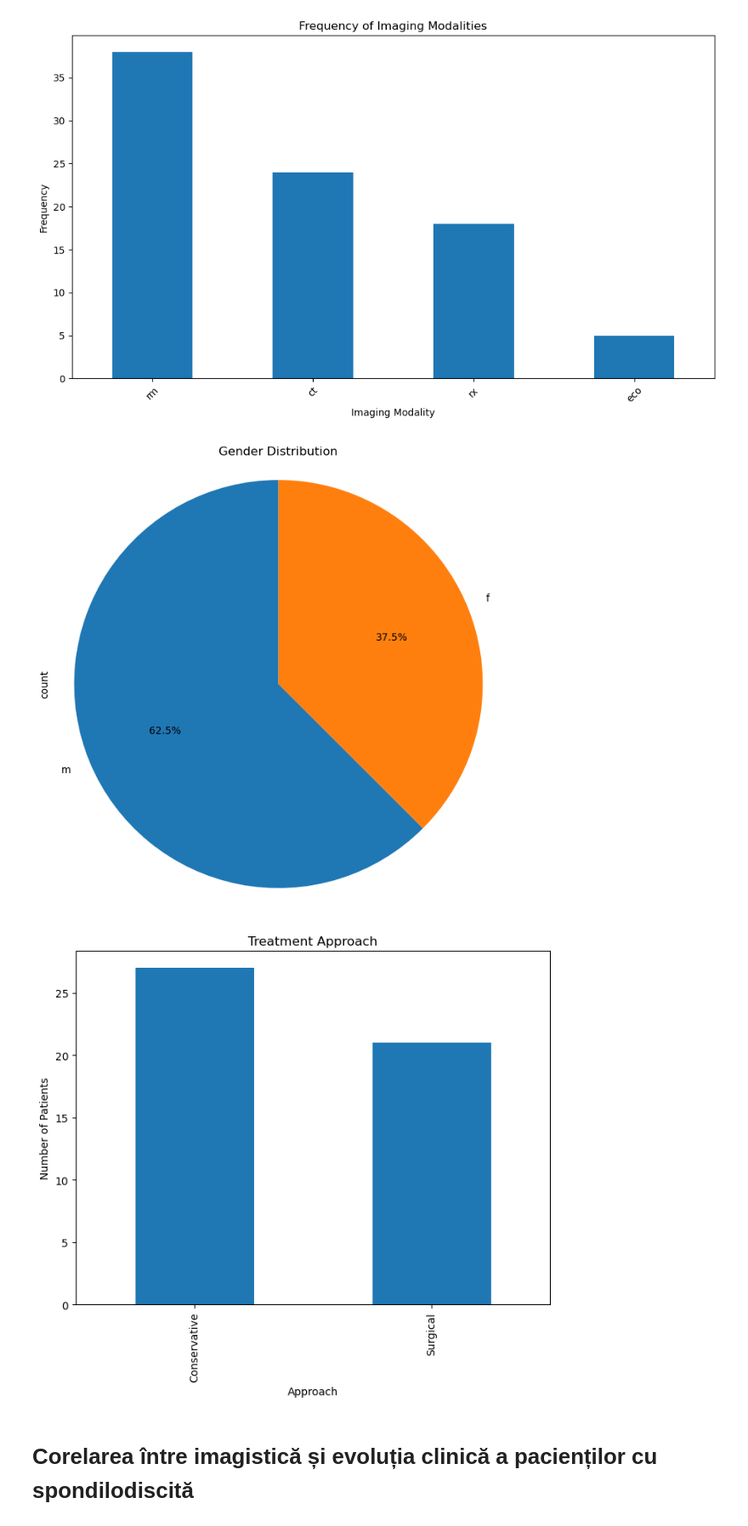
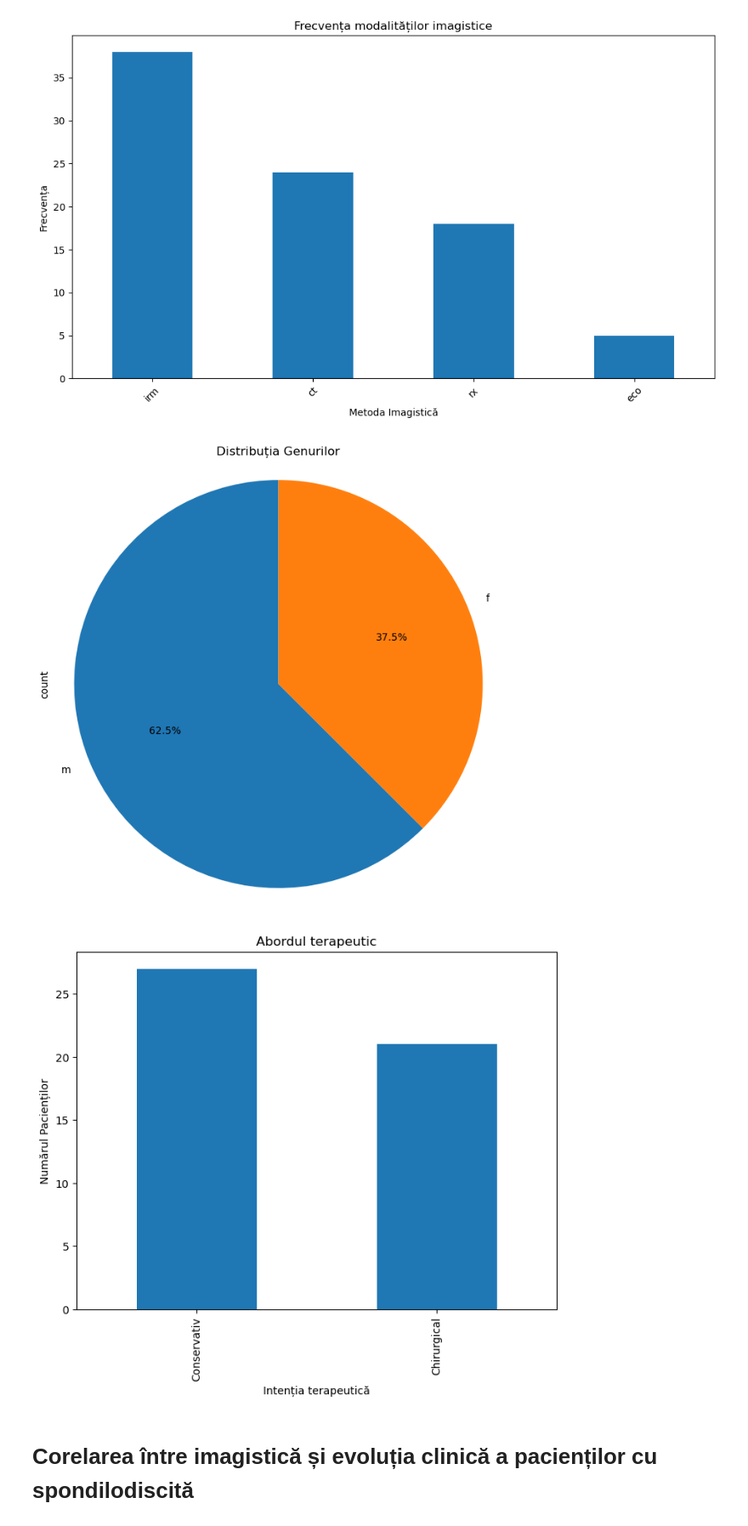
Before and after one commit to Marsalis00123/MD-Dissertation, a Jupyter notebook: Data/Analiza-descriptivă.ipynb, the cells around one changed output. Shown at 85% size. Drawn from its saved outputs; the diff is of its cells as text; code cells hidden in the pictures.

```diff
--- a/Data/Analiza-descriptivă.ipynb
+++ b/Data/Analiza-descriptivă.ipynb
@@ -98,24 +98,24 @@ plt.show()
 # 2. Pie chart for gender distribution
 plt.figure(figsize=(8, 8))
 gender_counts.plot(kind='pie', autopct='%1.1f%%', startangle=90)
-plt.title('Gender Distribution')
+plt.title('Distribuția Genurilor')
 plt.axis('equal')
 plt.savefig('gender_distribution_pie.png')
 plt.show()
 # %% [output]
-[figure, old version]
+[figure, new version]
 # %%
 # 3. Bar chart for treatment approach (surgical vs conservative)
-treatment_approach = df['tratament'].str.contains('chirurgical').map({True: 'Surgical', False: 'Conservative'}).value_counts()
+treatment_approach = df['tratament'].str.contains('chirurgical').map({True: 'Chirurgical', False: 'Conservativ'}).value_counts()
 plt.figure(figsize=(8, 6))
 treatment_approach.plot(kind='bar')
-plt.title('Treatment Approach')
-plt.xlabel('Approach')
-plt.ylabel('Number of Patients')
-plt.savefig('treatment_approach_bar.png')
+plt.title('Abordul terapeutic')
+plt.xlabel('Intenția terapeutică')
+plt.ylabel('Numărul Pacienților')
+plt.savefig('treat-cons-sur.png')
 plt.show()
 # %% [output]
-[figure, old version]
+[figure, new version]
 # %% [markdown]
 # Corelarea între imagistică și evoluția clinică a pacienților cu spondilodiscită
 # %%
```
Also changed, not shown: parts of 3 cells of this notebook, 22 other files.
